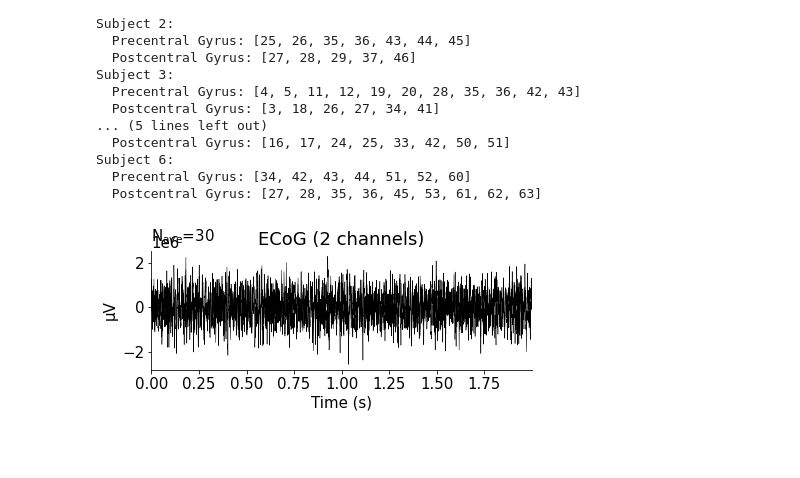
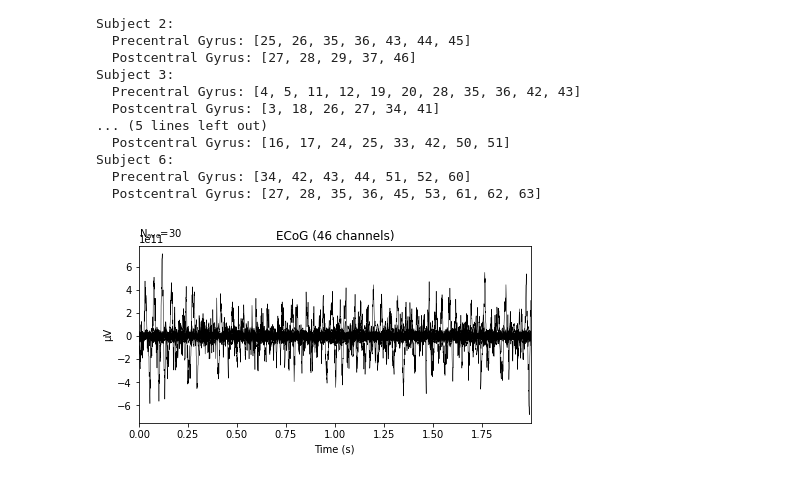
Before and after one commit to Xianhui-He/Raclette-Group-2-ECoG-Motor-Imagery, a Jupyter notebook: Motor_Imagery_Dataset_Data_Wrangling_Preprocessing_Hanif.ipynb, the cells around one changed output. Drawn from its saved outputs; the diff is of its cells as text; code cells hidden in the pictures; blank space fills up the shorter version.

```diff
--- a/Motor_Imagery_Dataset_Data_Wrangling_Preprocessing_Hanif.ipynb
+++ b/Motor_Imagery_Dataset_Data_Wrangling_Preprocessing_Hanif.ipynb
@@ -48,11 +44,11 @@ from matplotlib import pyplot as plt
 
 alldat = np.load(fname, allow_pickle=True)['dat']
 # %%
-# Get ROI Electrodes
+# Get ROI Electrodes (Post Central & Precentral Gyrus)
 
-electrode_precentral = []
-electrode_postcentral = []
+electrode_roi = []
 
+# Iterate for Each Subject
 for subject_index, subject in enumerate(alldat):
 
   electrode_indexes_precentral = []
@@ -60,13 +56,11 @@ for subject_index, subject in enumerate(alldat):
 
   for gyrus_index, gyrus in enumerate(subject[0]['gyrus']):
     if gyrus == 'Precentral Gyrus':
-      gyrus = 'Precentral Gyrus'
       electrode_indexes_precentral.append(gyrus_index)
-      electrode_precentral.append(electrode_indexes_precentral)
     elif gyrus == 'Postcentral Gyrus':
-      gyrus = 'Precentral Gyrus'
       electrode_indexes_postcentral.append(gyrus_index)
-      electrode_postcentral.append(electrode_indexes_postcentral)
+
+  electrode_roi.append(electrode_indexes_precentral + electrode_indexes_postcentral)
 
   print("""Subject {}:\n  Precentral Gyrus: {}\n  Postcentral Gyrus: {}""".format(subject_index, electrode_indexes_precentral,electrode_indexes_postcentral))
 # %% [output]
@@ -88,7 +82,9 @@ Subject 6:
   Precentral Gyrus: [34, 42, 43, 44, 51, 52, 60]
   Postcentral Gyrus: [27, 28, 35, 36, 45, 53, 61, 62, 63]
 # %%
-# Prep Stuffs
+# DataPrep Stuffs
+
+# TODO: Data Preprocessing Needs to Be Refined
 
 # Number of Subjects
 subject_count = alldat.shape[0]
@@ -119,9 +115,12 @@ for subject in alldat:
     # Multiply with Scale to Calculate uV Values
     volt_data = volt_data * block['scale_uv']
 
-    # 3rd Order Butterworth Filter (High-pass 50Hz)
-    b, a = signal.butter(3, [50], btype='high', fs=1000)
+    # 3rd Order Butterworth Filter (High-pass 20Hz)
+    b, a = signal.butter(3, [20], btype='high', fs=1000)
     volt_data = signal.filtfilt(b, a, volt_data, 0)
+
+    # Normalize Voltage Data
+    volt_data = volt_data/volt_data.mean(0)
 
     # Extract {window} ms after Stimulus Onset for All Stimulus (~60 Total), Creating Epochs-Array
     window = 2000
@@ -143,7 +142,9 @@ for subject in alldat:
       tongue_epochs_imagery.append(mne.EpochsArray(data=V_epochs_tongue, info=block_info, verbose='WARNING'))
       hand_epochs_imagery.append(mne.EpochsArray(data=V_epochs_hand, info=block_info, verbose='WARNING'))
 # %%
+# Plot Epochs-Averaged ERP
+
 tongue = tongue_epochs_real[0].average()
-tongue.plot(picks=(2,3));
+tongue.plot();
 # %% [output]
-[figure, old version]
+[figure, new version]
```
Also changed, not shown: parts of 5 cells of this notebook.
